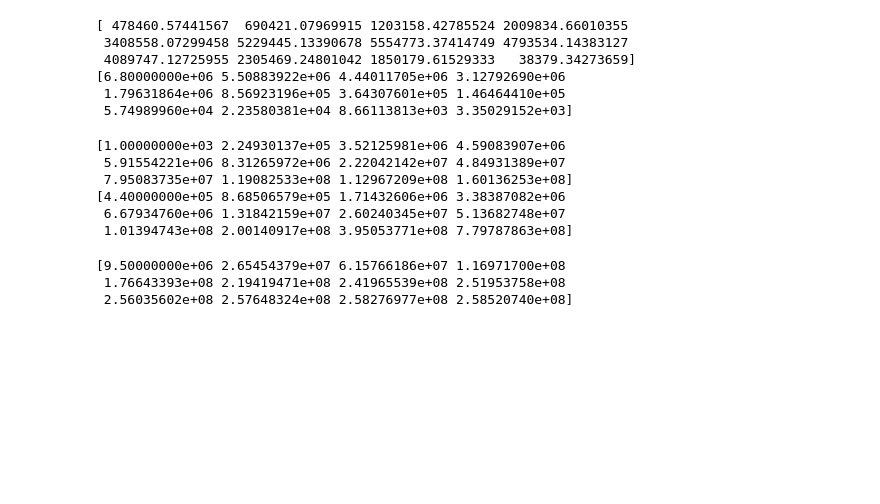
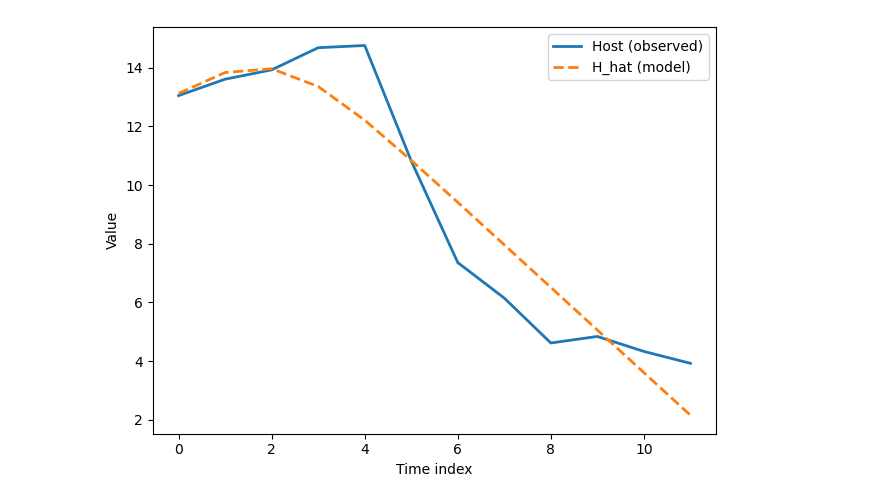
Before and after one commit to rtysonbeach/host_pathogen_modeling, a Jupyter notebook: simple_solver.ipynb, the cells around one changed output. Drawn from its saved outputs; the diff is of its cells as text; code cells hidden in the pictures; blank space fills up the shorter version.

```diff
--- a/simple_solver.ipynb
+++ b/simple_solver.ipynb
@@ -1,8 +1,8 @@
 # %%
 def ode_system(t, y, params):
     H = y[0]
-    P = y[1]
-    B = y[2]
+    B = y[1]
+    P = y[2]
 
     muH = params[0]
     muB = params[1]
@@ -13,7 +13,7 @@ def ode_system(t, y, params):
     dHdt = (muH * H * (1 - (H / k) )) - phi * H * P
     dPdt = beta * phi * H * P
     dBdt = muB * B
-    return [dHdt, dPdt, dBdt]
+    return [dHdt, dBdt, dPdt]
 
 import numpy as np
 from scipy.integrate import solve_ivp
@@ -60,7 +45,7 @@ import numpy as np
 import pandas as pd
 
 path = "avg/"
-sub_path = "d7/0-dmsp.xlsx"
+sub_path = "d7/500-dmsp.xlsx"
 
 host_path = "data/algae/" + path + sub_path
 bacteria_path = "data/bacteria/" + path + sub_path
@@ -76,29 +61,15 @@ df_bacteria_time = df_bacteria.iloc[:, 0]
 bacteria = df_bacteria.iloc[:, 1].tolist()
 
 time = df_host_time.tolist()
-# %%
-print(np.asarray(host))
-print(np.asarray(H_hat))
-# %% [output]
-[ 478460.57441567  690421.07969915 1203158.42785524 2009834.66010355
- 3408558.07299458 5229445.13390678 5554773.37414749 4793534.14383127
- 4089747.12725955 2305469.24801042 1850179.61529333   38379.34273659]
-[6.80000000e+06 5.50883922e+06 4.44011705e+06 3.12792690e+06
- 1.79631864e+06 8.56923196e+05 3.64307601e+05 1.46464410e+05
- 5.74989960e+04 2.23580381e+04 8.66113813e+03 3.35029152e+03]
-# %%
-print(np.asarray(bacteria))
-print(np.asarray(B_hat))
-# %% [output]
-[1.00000000e+03 2.24930137e+05 3.52125981e+06 4.59083907e+06
- 5.91554221e+06 8.31265972e+06 2.22042142e+07 4.84931389e+07
- 7.95083735e+07 1.19082533e+08 1.12967209e+08 1.60136253e+08]
-[4.40000000e+05 8.68506579e+05 1.71432606e+06 3.38387082e+06
- 6.67934760e+06 1.31842159e+07 2.60240345e+07 5.13682748e+07
- 1.01394743e+08 2.00140917e+08 3.95053771e+08 7.79787863e+08]
-# %%
-print(np.asarray(P_hat))
-# %% [output]
-[9.50000000e+06 2.65454379e+07 6.15766186e+07 1.16971700e+08
- 1.76643393e+08 2.19419471e+08 2.41965539e+08 2.51953758e+08
- 2.56035602e+08 2.57648324e+08 2.58276977e+08 2.58520740e+08]
+# %%
+muH, muB, k, phi, beta = 1.63, 0.66, 4.5e6, 9.6e-9, 54
+theta = [muH, muB, k, phi, beta]
+
+H0, B0, P0 = 5e5, 2.4e5, 5.6e7
+y0 = [H0, B0, P0]
+
+y_hat, sol = solve_ode_instance(time, theta, y0)
+
+H_hat = y_hat[:, 0]
+B_hat = y_hat[:, 1]
+P_hat = y_hat[:, 2]
@@ -104,0 +78,15 @@ print(np.asarray(P_hat))
+# %%
+host_arr = np.log(np.asarray(host) + 1e-9)
+H_hat_arr = np.log(np.asarray(H_hat) + 1e-9)
+
+plt.figure()
+plt.plot(host_arr, label="Host (observed)", linewidth=2)
+plt.plot(H_hat_arr, label="H_hat (model)", linewidth=2, linestyle="--")
+
+plt.xlabel("Time index")
+plt.ylabel("Value")
+plt.legend()
+plt.tight_layout()
+plt.show()
+# %% [output]
+[figure, added]
```
Also changed, not shown: parts of 4 cells of this notebook, 47 other files.
